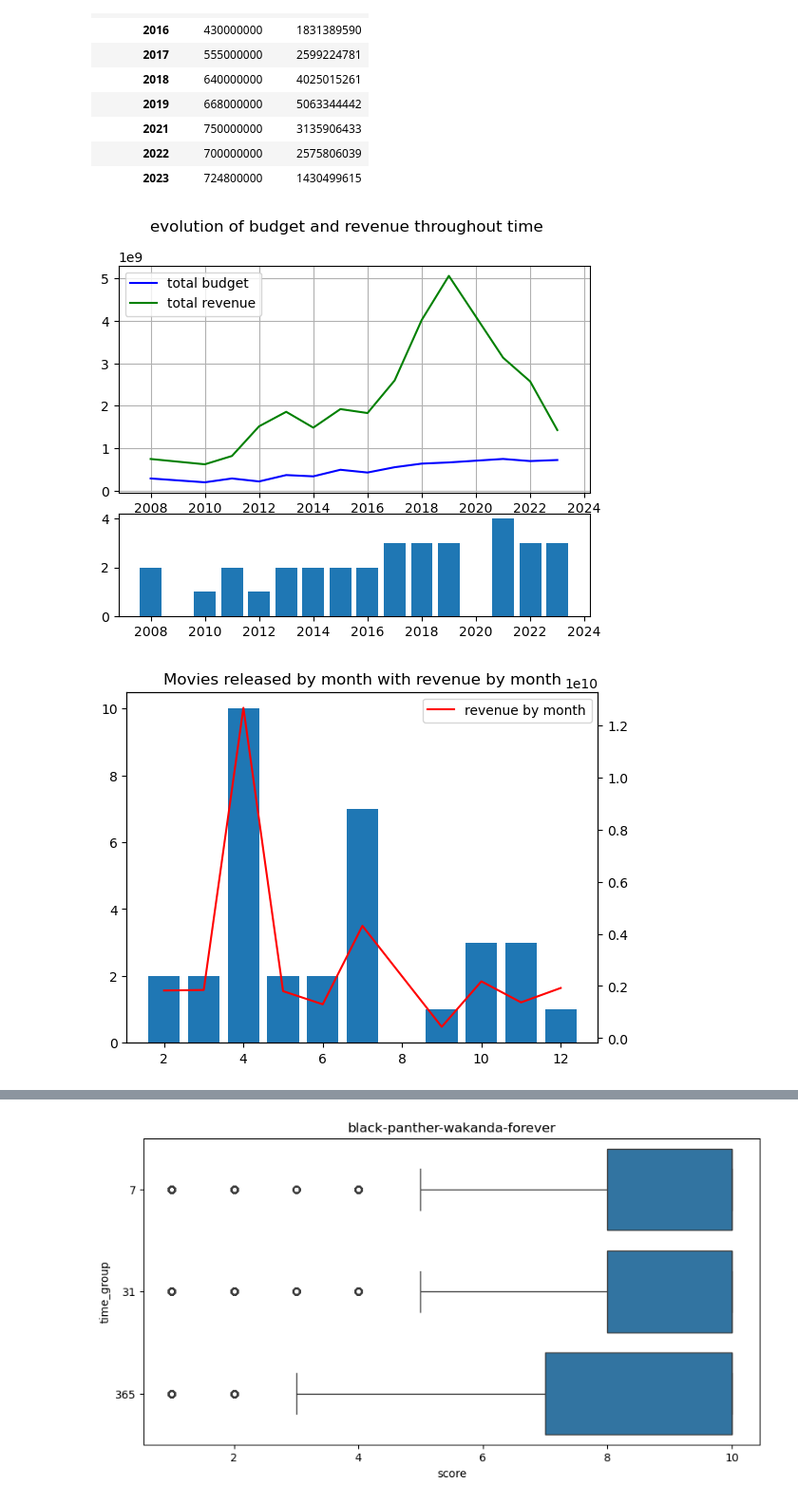
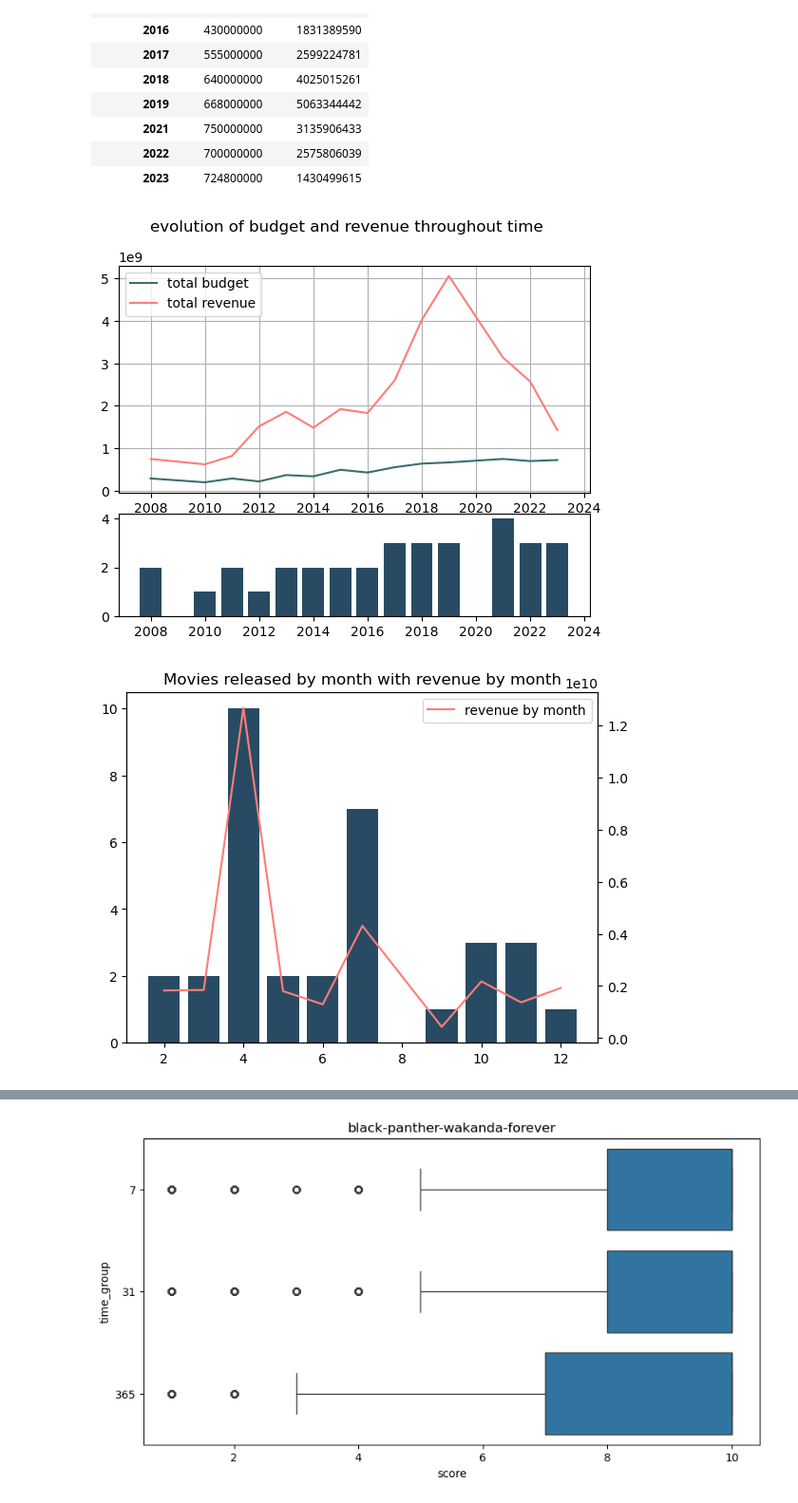
Before and after one commit to rizz-kings/data-in-the-wild, a Jupyter notebook: notebooks/popularity_analysis.ipynb, the cells around one changed output, grey strips where cells are left out. Shown: that part at 95% size. Cells and saved outputs as stored; diff of their text form; code cells hidden in the pictures.

```diff
--- a/notebooks/popularity_analysis.ipynb
+++ b/notebooks/popularity_analysis.ipynb
@@ -85,29 +85,31 @@ ax1.grid()
 ax2 = fig.add_subplot(gs[2], sharex=ax1)
 
 
-ax1.plot(df_year.index, df_year["movie_budget"], color="blue", label="total budget")
+ax1.plot(df_year.index, df_year["movie_budget"], color="#3C6E71", label="total budget")
 # frame1.axes.get_xaxis().set_visible(False)
-ax1.plot(df_year.index, df_year["movie_revenue"], color="green", label="total revenue")
+ax1.plot(df_year.index, df_year["movie_revenue"], color="#FF7D78", label="total revenue")
 ax1.legend()
-ax2.bar(movie_counts.index, movie_counts)
+ax2.bar(movie_counts.index, movie_counts, color="#284b63")
 fig.suptitle("evolution of budget and revenue throughout time")
 
+plt.savefig("../data/raw/plots/budget_revenue_amount_of_movies.png")
 plt.show()
 # %% [output]
-[figure, old version]
+[figure, new version]
 # %%
 month_counts = df["release_month"].value_counts()
 df_year = df.groupby("release_year")[["movie_budget", "movie_revenue"]].sum()
 df_month = df.groupby("release_month")[["movie_budget", "movie_revenue"]].sum()
 
-plt.bar(month_counts.index, month_counts)
+plt.bar(month_counts.index, month_counts, color="#284b63")
 axes2 = plt.twinx()
-axes2.plot(df_month["movie_revenue"], color="red", label="revenue by month")
+axes2.plot(df_month["movie_revenue"], color="#FF7D78", label="revenue by month")
 
 plt.title("Movies released by month with revenue by month")
 plt.legend()
+plt.savefig("../data/raw/plots/amount_revenue_month.png")
 plt.show()
 # %% [output]
-[figure, old version]
+[figure, new version]
 # %%
 user_review_df = pd.read_csv("../data/raw/reviews/RT_audience.csv")
```
Also changed, not shown: parts of 2 cells of this notebook, 3 other files.
